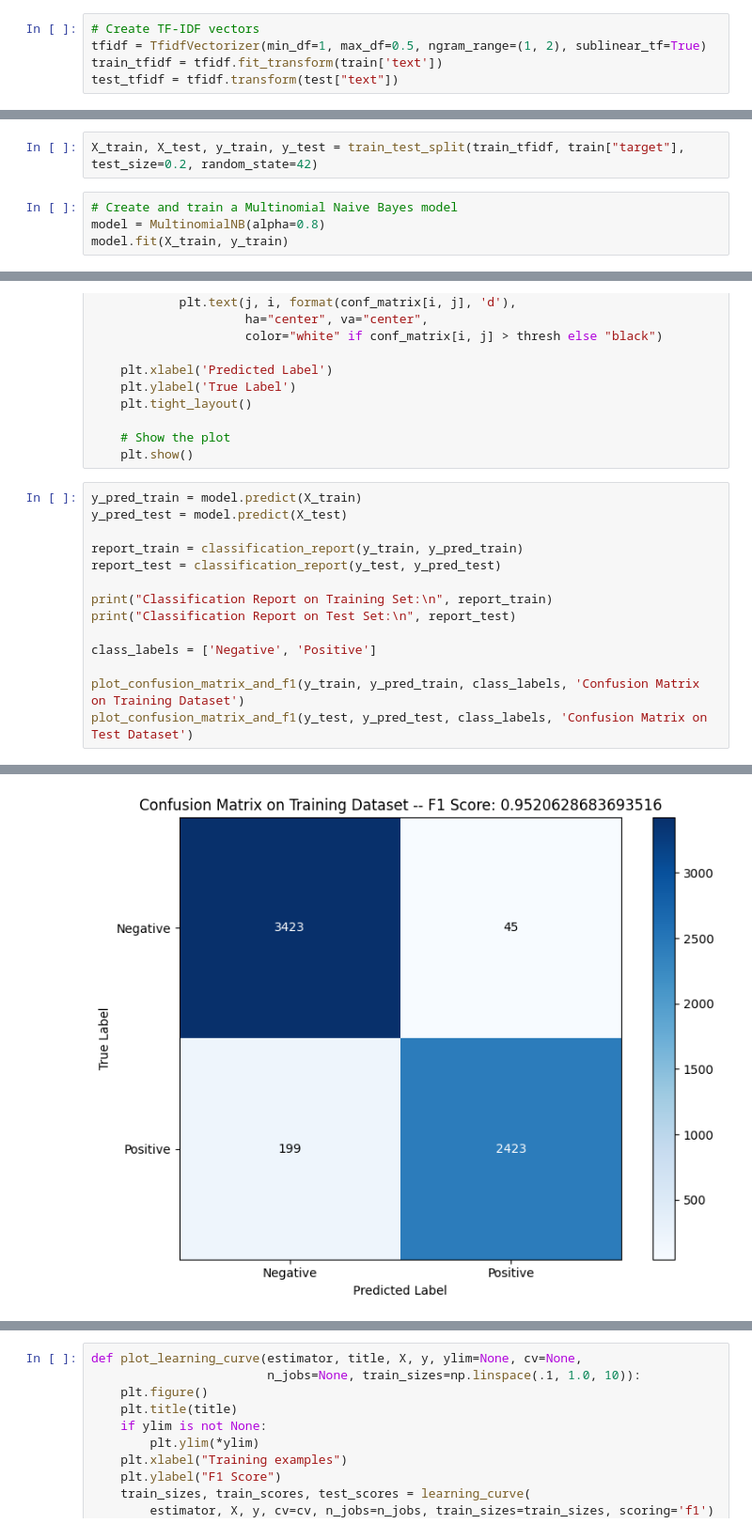
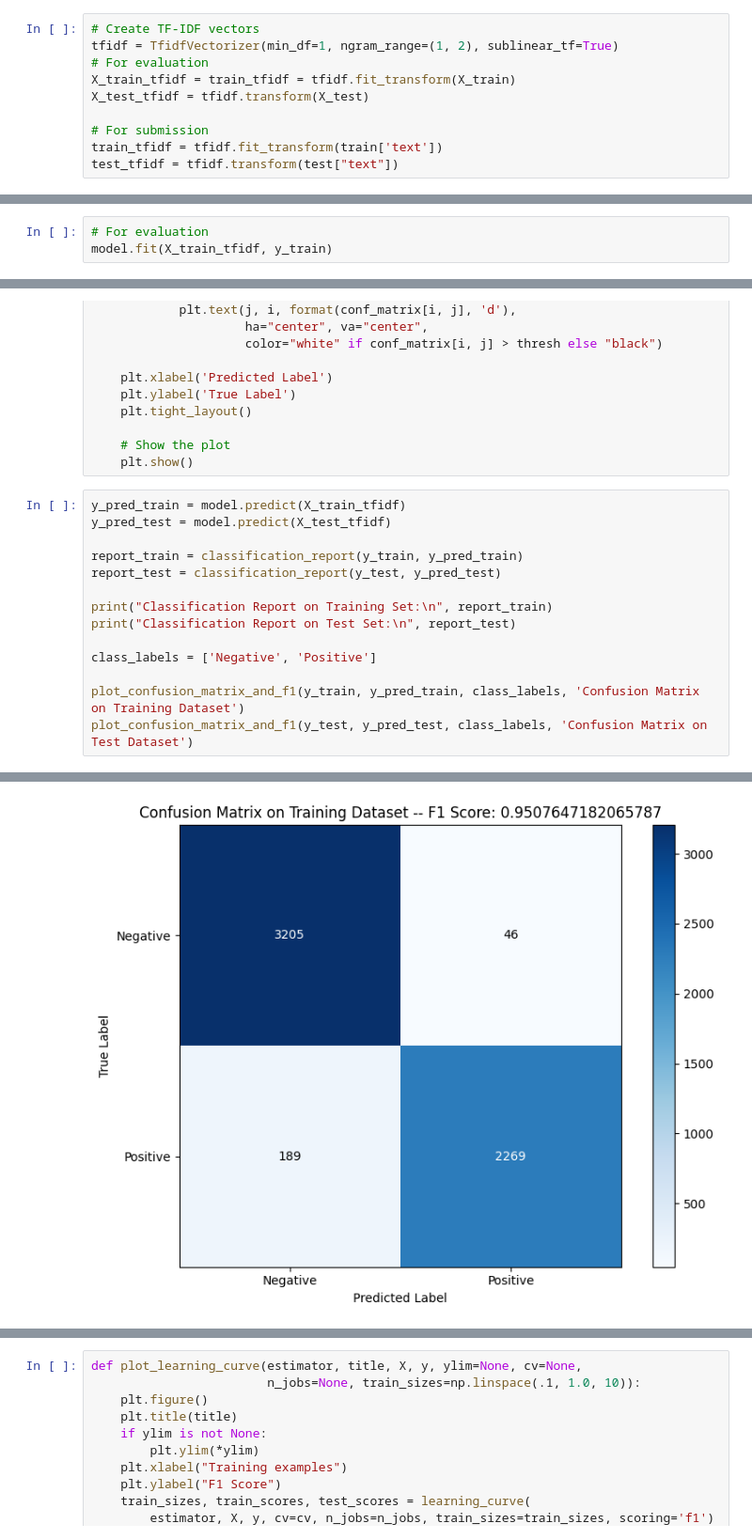
Before and after one commit to zsoltgeier/NLP-with-disaster-tweets, a Jupyter notebook: Notebooks/naive_bayes_solution.ipynb, the cells around one changed output, grey strips where cells are left out. Shown at 94% size. Drawn from its saved outputs; the diff is of its cells as text.

Commit message:
Fixed train test split

```diff
--- a/Notebooks/naive_bayes_solution.ipynb
+++ b/Notebooks/naive_bayes_solution.ipynb
@@ -249,5 +251,10 @@ deeds reason earthquake may allah forgive us
 # %%
 # Create TF-IDF vectors
-tfidf = TfidfVectorizer(min_df=1, max_df=0.5, ngram_range=(1, 2), sublinear_tf=True)
+tfidf = TfidfVectorizer(min_df=1, ngram_range=(1, 2), sublinear_tf=True)
+# For evaluation
+X_train_tfidf = train_tfidf = tfidf.fit_transform(X_train)
+X_test_tfidf = tfidf.transform(X_test)
+
+# For submission
 train_tfidf = tfidf.fit_transform(train['text'])
 test_tfidf = tfidf.transform(test["text"])
@@ -258,6 +260,0 @@ print(train_tfidf.shape)
-# %%
-X_train, X_test, y_train, y_test = train_test_split(train_tfidf, train["target"], test_size=0.2, random_state=42)
-# %%
-# Create and train a Multinomial Naive Bayes model
-model = MultinomialNB(alpha=0.8)
-model.fit(X_train, y_train)
@@ -265,0 +263,3 @@ MultinomialNB(alpha=0.8)
+# %%
+# For evaluation
+model.fit(X_train_tfidf, y_train)
@@ -297,8 +299,8 @@ def plot_confusion_matrix_and_f1(y_true, y_pred, class_labels, title):
     # Show the plot
     plt.show()
 # %%
-y_pred_train = model.predict(X_train)
-y_pred_test = model.predict(X_test)
+y_pred_train = model.predict(X_train_tfidf)
+y_pred_test = model.predict(X_test_tfidf)
 
 report_train = classification_report(y_train, y_pred_train)
 report_test = classification_report(y_test, y_pred_test)
@@ -333 +335 @@ weighted avg       0.80      0.79      0.79      1523
-[figure, old version]
+[figure, new version]
```
Also changed, not shown: parts of 9 cells of this notebook.
